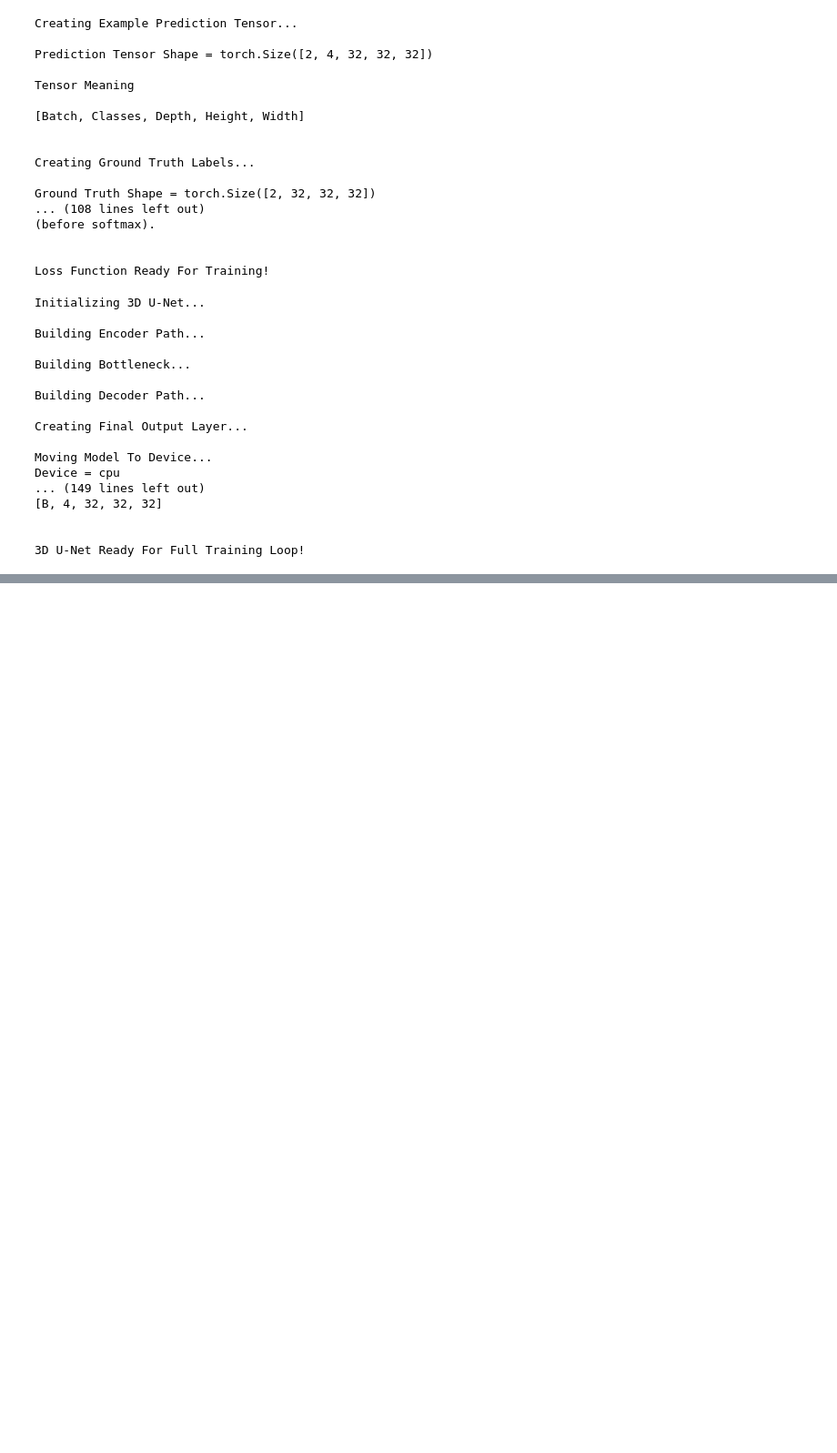
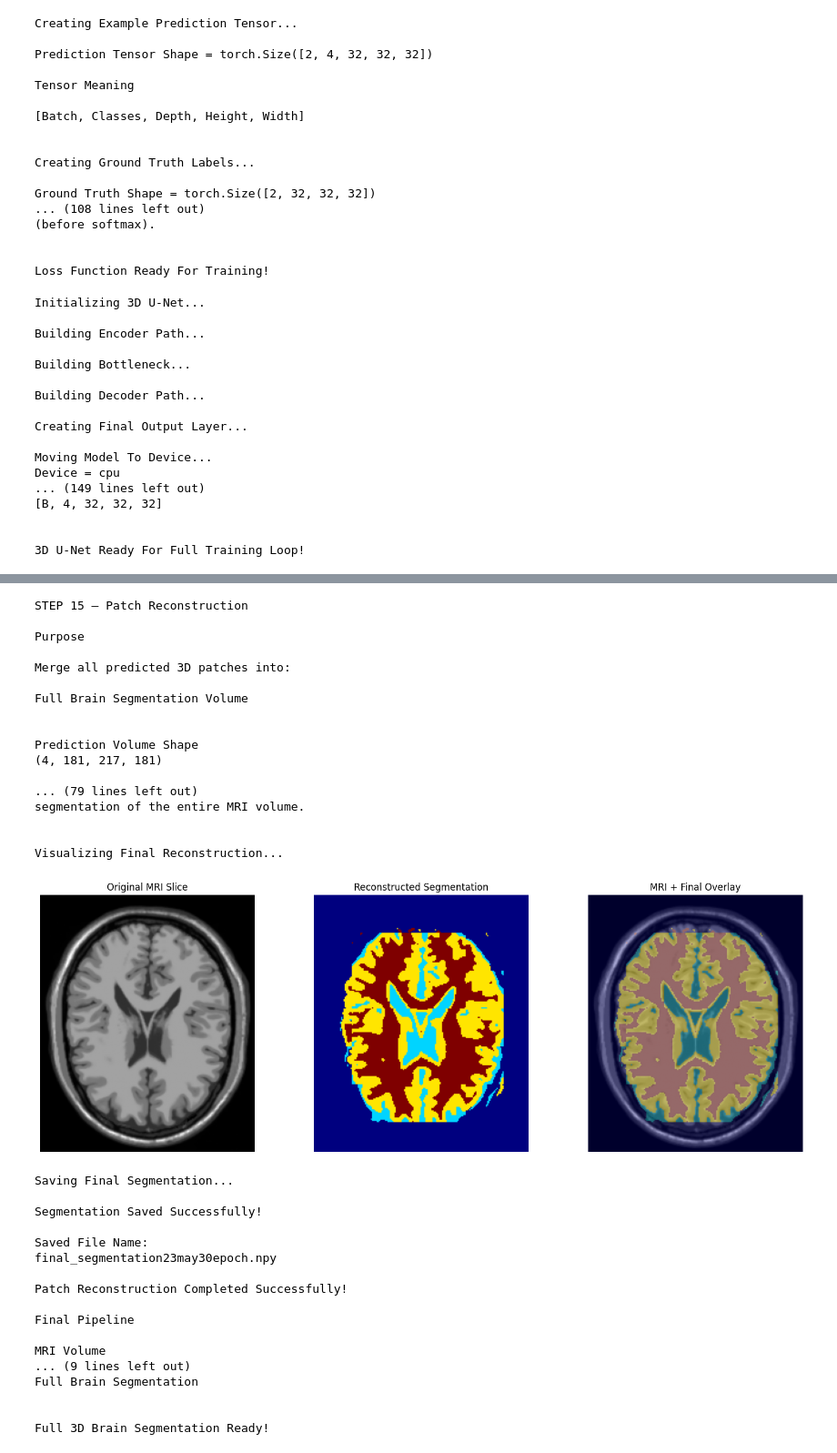
Before and after one commit to Abhishek2k1/UNET_BRAIN_SEGMENTATION, a Jupyter notebook: skullScraping.ipynb, the cells around one changed output, grey strips where cells are left out. Shown at 91% size. Saved outputs shown, nothing was run; the diff lists cells and outputs as text; code cells hidden in the pictures; blank space fills up the shorter version.

```diff
--- a/skullScraping.ipynb
+++ b/skullScraping.ipynb
@@ -4188,13 +4224,13 @@ print("\nReconstructed Probability Volume Shape =",
 
 print("\nConverting Probability Maps To Labels...")
 
-final_segmentation = np.argmax(
+final_segmentation23may30epoch = np.argmax(
     prediction_volume,
     axis=0
 )
 
 print("\nFinal Segmentation Shape =",
-      final_segmentation.shape)
+      final_segmentation23may30epoch.shape)
 
 # ============================================================
 # FINAL VOLUME MEANING
@@ -4216,7 +4252,7 @@ predicted anatomical tissue label
 
 print("\nUnique Labels In Final Segmentation")
 
-print(np.unique(final_segmentation))
+print(np.unique(final_segmentation23may30epoch))
 
 # ============================================================
 # RECONSTRUCTION FORMULA
@@ -4272,7 +4308,7 @@ segmentation of the entire MRI volume.
 # VISUALIZATION
 # ============================================================
 
-slice_index = final_segmentation.shape[0] // 2
+slice_index = final_segmentation23may30epoch.shape[0] // 2
 
 print("\nVisualizing Final Reconstruction...")
 
@@ -4300,7 +4336,7 @@ plt.axis("off")
 plt.subplot(1,3,2)
 
 plt.imshow(
-    final_segmentation[slice_index],
+    final_segmentation23may30epoch[slice_index],
     cmap='jet'
 )
 
@@ -4320,7 +4356,7 @@ plt.imshow(
 )
 
 plt.imshow(
-    final_segmentation[slice_index],
+    final_segmentation23may30epoch[slice_index],
     cmap='jet',
     alpha=0.35
 )
@@ -4338,43 +4374,79 @@ plt.show()
 print("\nSaving Final Segmentation...")
 
 np.save(
-    "final_segmentation.npy",
-    final_segmentation
+    "final_segmentation23may30epoch.npy",
+    final_segmentation23may30epoch
 )
 
 print("\nSegmentation Saved Successfully!")
 
 print("\nSaved File Name:")
 
-print("final_segmentation.npy")
+print("final_segmentation23may30epoch.npy")
 
 # ============================================================
 # FINAL PIPELINE
 # ============================================================
 
 print("\nPatch Reconstruction Completed Successfully!")
 
 print("\nFinal Pipeline")
 
 print("""
 MRI Volume
 ↓
 Patch Extraction
 ↓
 3D U-Net Prediction
 ↓
 Sliding Window Inference
 ↓
 Patch Reconstruction
 ↓
 Full Brain Segmentation
 """)
 
 # ============================================================
 # READY
 # ============================================================
 
 print("\nFull 3D Brain Segmentation Ready!")
+# %% [output]
+STEP 15 — Patch Reconstruction
+
+Purpose
+
+Merge all predicted 3D patches into:
+
+Full Brain Segmentation Volume
+
+
+Prediction Volume Shape
+(4, 181, 217, 181)
+
+... (79 lines left out)
+segmentation of the entire MRI volume.
+
+
+Visualizing Final Reconstruction...
+[figure, added]
+Saving Final Segmentation...
+
+Segmentation Saved Successfully!
+
+Saved File Name:
+final_segmentation23may30epoch.npy
+
+Patch Reconstruction Completed Successfully!
+
+Final Pipeline
+
+MRI Volume
+... (9 lines left out)
+Full Brain Segmentation
+
+
+Full 3D Brain Segmentation Ready!
 # %%
 # ============================================================
 # STEP 17 — SEPARATE 3D TISSUE VISUALIZATION
```
Also changed, not shown: parts of 5 cells of this notebook, 7 other files.
